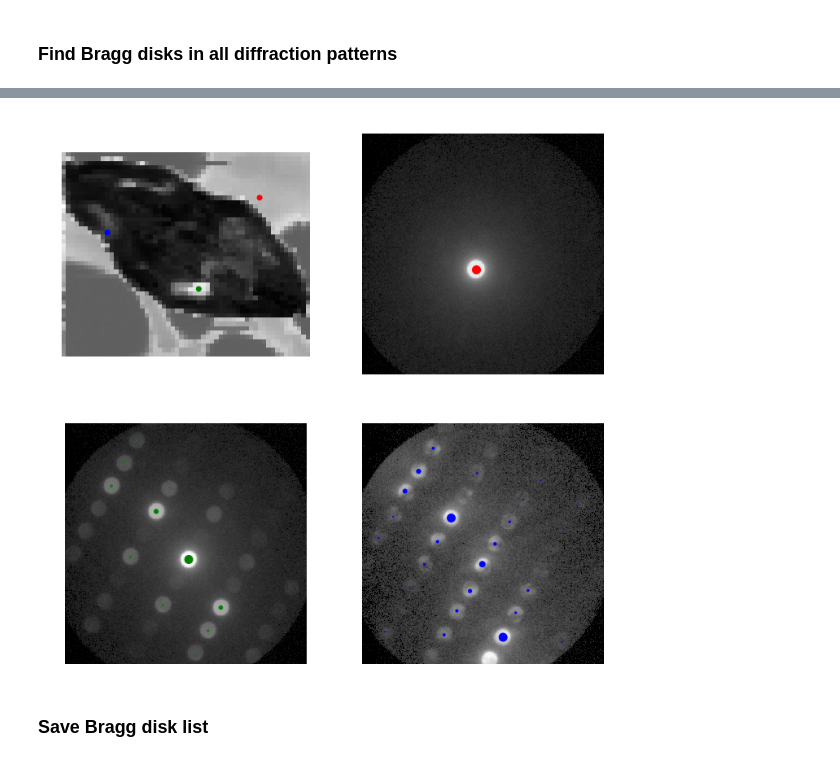
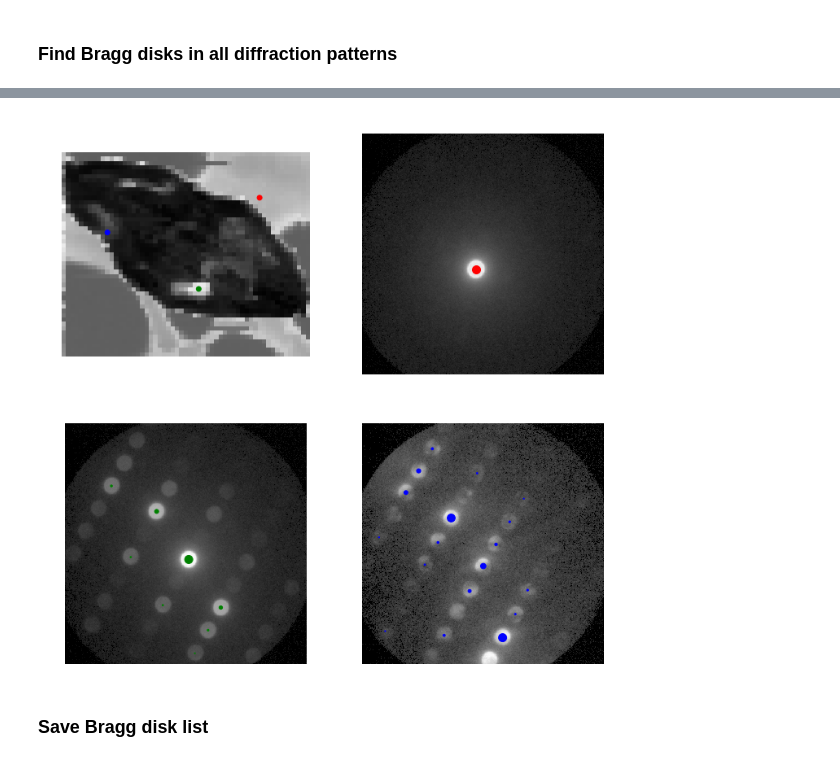
Before and after one commit to py4dstem/py4DSTEM, a Jupyter notebook: py4DSTEM/notebooks/workflow_demos/strain/Notebook2__find_bragg_disks.ipynb, the cells around one changed output, grey strips where cells are left out. Cells and saved outputs as stored; diff of their text form; code cells hidden in the pictures.

```diff
--- a/py4DSTEM/notebooks/workflow_demos/strain/Notebook2__find_bragg_disks.ipynb
+++ b/py4DSTEM/notebooks/workflow_demos/strain/Notebook2__find_bragg_disks.ipynb
@@ -130,7 +134,7 @@ verbose = True
 
 ############################
 
-peaks = find_Bragg_disks(dc, probe_kernel.data2D,
+Braggpeaks = find_Bragg_disks(dc, probe_kernel.data2D,
                          corrPower=corrPower,
                          sigma=sigma,
                          edgeBoundary=edgeBoundary,
@@ -213,34 +198,52 @@ for Rx in range(dc.R_Nx):
+# %%
+# Remove points based on new peak spacing or minimum relative intensity thresholds
+
+maxNumPeaks = 60
+minPeakSpacing = 50
+minRelativeIntensity = 0.001
+
+Braggpeaks_thresh = Braggpeaks.copy(name='Braggpeaks')  # Create a copy of the PointListArray to further threshold
+Braggpeaks_thresh = threshold_Braggpeaks(Braggpeaks_thresh,
+                                          minRelativeIntensity=minRelativeIntensity,
+                                          minPeakSpacing=minPeakSpacing,
+                                          maxNumPeaks=maxNumPeaks)
 # %%
 # Show newly thresholded results for a few DPs
 
 xs=(10,31,18)
 ys=(45,31,10)
 power=0.3
+size_scale_factor=100
 
 fig,((ax11,ax12),(ax21,ax22))=plt.subplots(2,2,figsize=(12,12))
 
 ax11.matshow(np.average(dc.data4D,axis=(2,3)))
 ax11.scatter(ys,xs,color=('r','g','b'))
 
 ax12.matshow(dc.data4D[xs[0],ys[0],:,:]**power)
 ax21.matshow(dc.data4D[xs[1],ys[1],:,:]**power)
 ax22.matshow(dc.data4D[xs[2],ys[2],:,:]**power)
 
-peaks0 = Braggpeak_pointlistarray_refined.get_pointlist(xs[0],ys[0])
-peaks1 = Braggpeak_pointlistarray_refined.get_pointlist(xs[1],ys[1])
-peaks2 = Braggpeak_pointlistarray_refined.get_pointlist(xs[2],ys[2])
+peaks0 = Braggpeaks_thresh.get_pointlist(xs[0],ys[0])
+peaks1 = Braggpeaks_thresh.get_pointlist(xs[1],ys[1])
+peaks2 = Braggpeaks_thresh.get_pointlist(xs[2],ys[2])
 
-ax12.scatter(peaks0.data['qy'],peaks0.data['qx'],color='r',s=100*peaks0.data['intensity']/np.max(peaks0.data['intensity']))
-ax21.scatter(peaks1.data['qy'],peaks1.data['qx'],color='g',s=100*peaks1.data['intensity']/np.max(peaks1.data['intensity']))
-ax22.scatter(peaks2.data['qy'],peaks2.data['qx'],color='b',s=100*peaks2.data['intensity']/np.max(peaks2.data['intensity']))
+if size_scale_factor == 0:
+    ax12.scatter(peaks0.data['qy'],peaks0.data['qx'],color='r')
+    ax21.scatter(peaks1.data['qy'],peaks1.data['qx'],color='g')
+    ax22.scatter(peaks2.data['qy'],peaks2.data['qx'],color='b')
+else:
+    ax12.scatter(peaks0.data['qy'],peaks0.data['qx'],color='r',s=size_scale_factor*peaks0.data['intensity']/np.max(peaks0.data['intensity']))
+    ax21.scatter(peaks1.data['qy'],peaks1.data['qx'],color='g',s=size_scale_factor*peaks1.data['intensity']/np.max(peaks1.data['intensity']))
+    ax22.scatter(peaks2.data['qy'],peaks2.data['qx'],color='b',s=size_scale_factor*peaks2.data['intensity']/np.max(peaks2.data['intensity']))
 
 ax11.axis('off')
 ax12.axis('off')
 ax21.axis('off')
 ax22.axis('off')
 plt.show()
 # %% [output]
-[figure, old version]
+[figure, new version]
 # %% [markdown]
 ### Save Bragg disk list
 # %%
```
Also changed, not shown: parts of 6 cells of this notebook, 2 other files.
